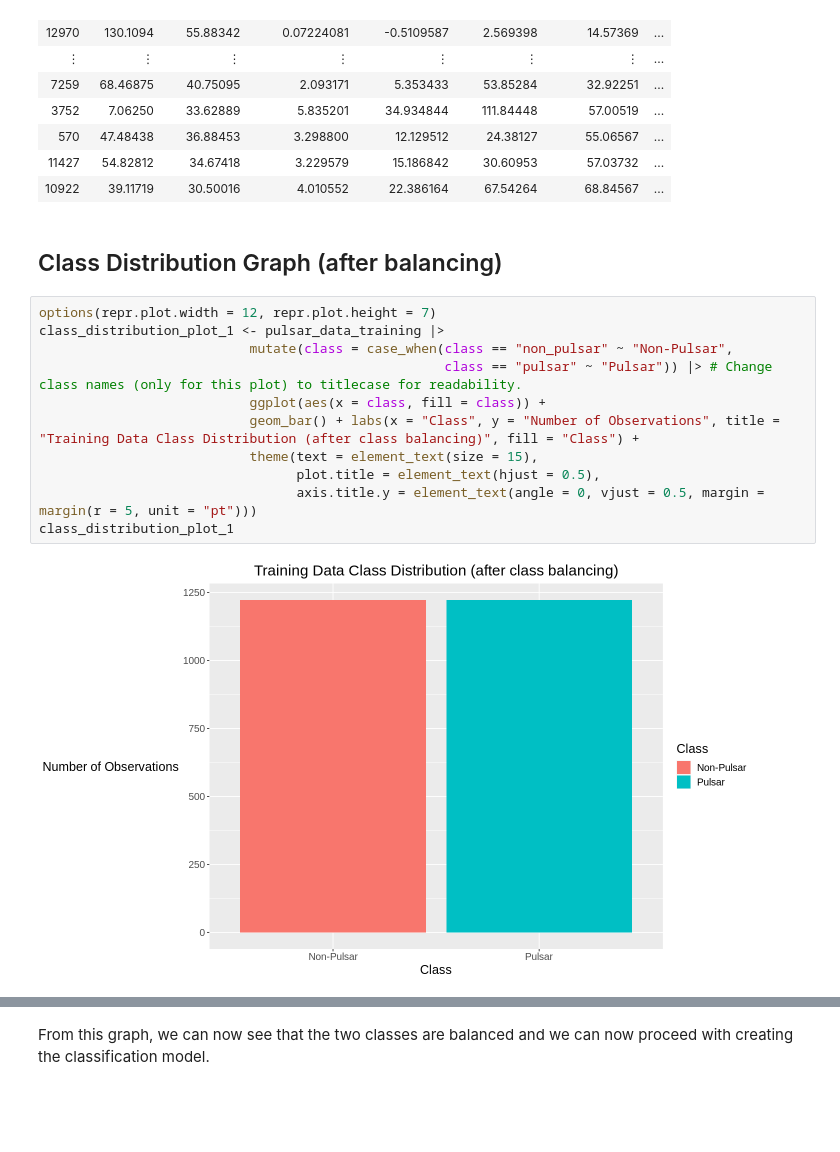
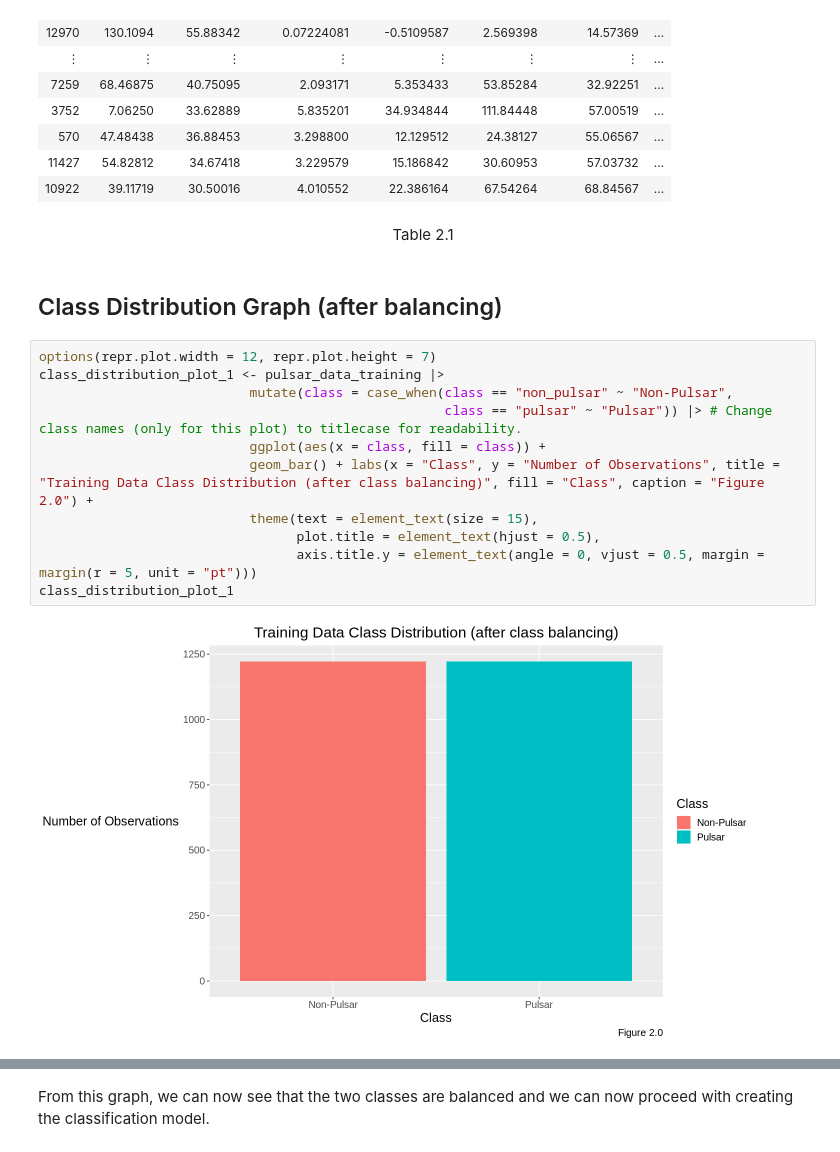
Before and after one commit to IDEKENTERPRISES/dsci-pulsar, a Jupyter notebook: final_code.ipynb, the cells around one changed output, grey strips where cells are left out. Saved outputs shown, nothing was run; the diff lists cells and outputs as text; blank space fills up the shorter version.

```diff
--- a/final_code.ipynb
+++ b/final_code.ipynb
@@ -192,21 +196,23 @@ A tibble: 834 × 10
 | 570 | 47.48438 | 36.88453 | 3.298800 | 12.129512 | 24.38127 | 55.06567 | ... |
 | 11427 | 54.82812 | 34.67418 | 3.229579 | 15.186842 | 30.60953 | 57.03732 | ... |
 | 10922 | 39.11719 | 30.50016 | 4.010552 | 22.386164 | 67.54264 | 68.84567 | ... |
+# %% [markdown]
+<center>Table 2.1<center>
 # %% [markdown]
 ## Class Distribution Graph (after balancing)
 # %%
 options(repr.plot.width = 12, repr.plot.height = 7)
 class_distribution_plot_1 <- pulsar_data_training |>
                            mutate(class = case_when(class == "non_pulsar" ~ "Non-Pulsar",
                                                     class == "pulsar" ~ "Pulsar")) |> # Change class names (only for this plot) to titlecase for readability.
                            ggplot(aes(x = class, fill = class)) +
-                           geom_bar() + labs(x = "Class", y = "Number of Observations", title = "Training Data Class Distribution (after class balancing)", fill = "Class") +
+                           geom_bar() + labs(x = "Class", y = "Number of Observations", title = "Training Data Class Distribution (after class balancing)", fill = "Class", caption = "Figure 2.0") +
                            theme(text = element_text(size = 15),
                                  plot.title = element_text(hjust = 0.5),
                                  axis.title.y = element_text(angle = 0, vjust = 0.5, margin = margin(r = 5, unit = "pt")))
 class_distribution_plot_1
 # %% [output]
-[figure, old version]
+[figure, new version]
 # %%
 options(repr.plot.width = 12, repr.plot.height = 7)
 class_distribution_plot_2 <- pulsar_data_training |>
```
Also changed, not shown: parts of 14 cells of this notebook.
